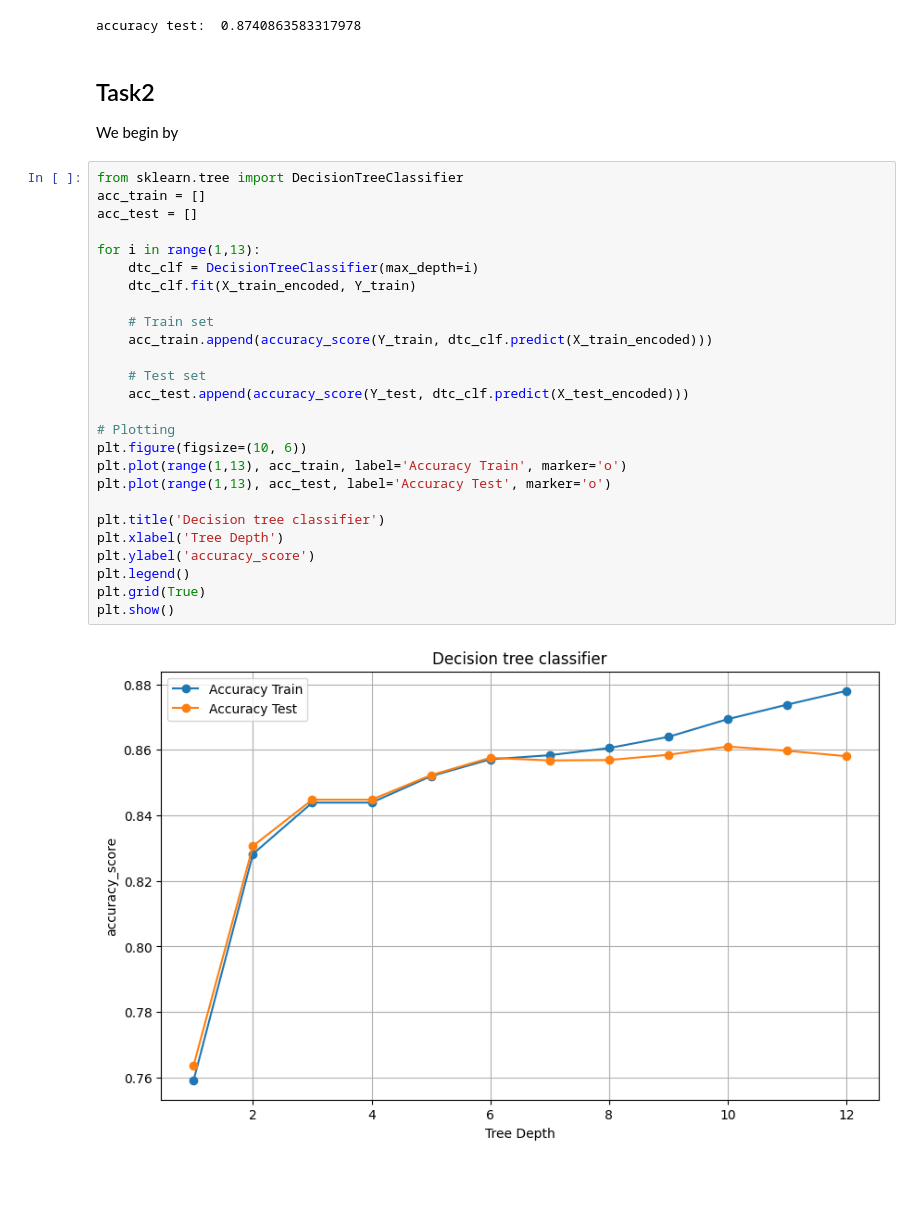
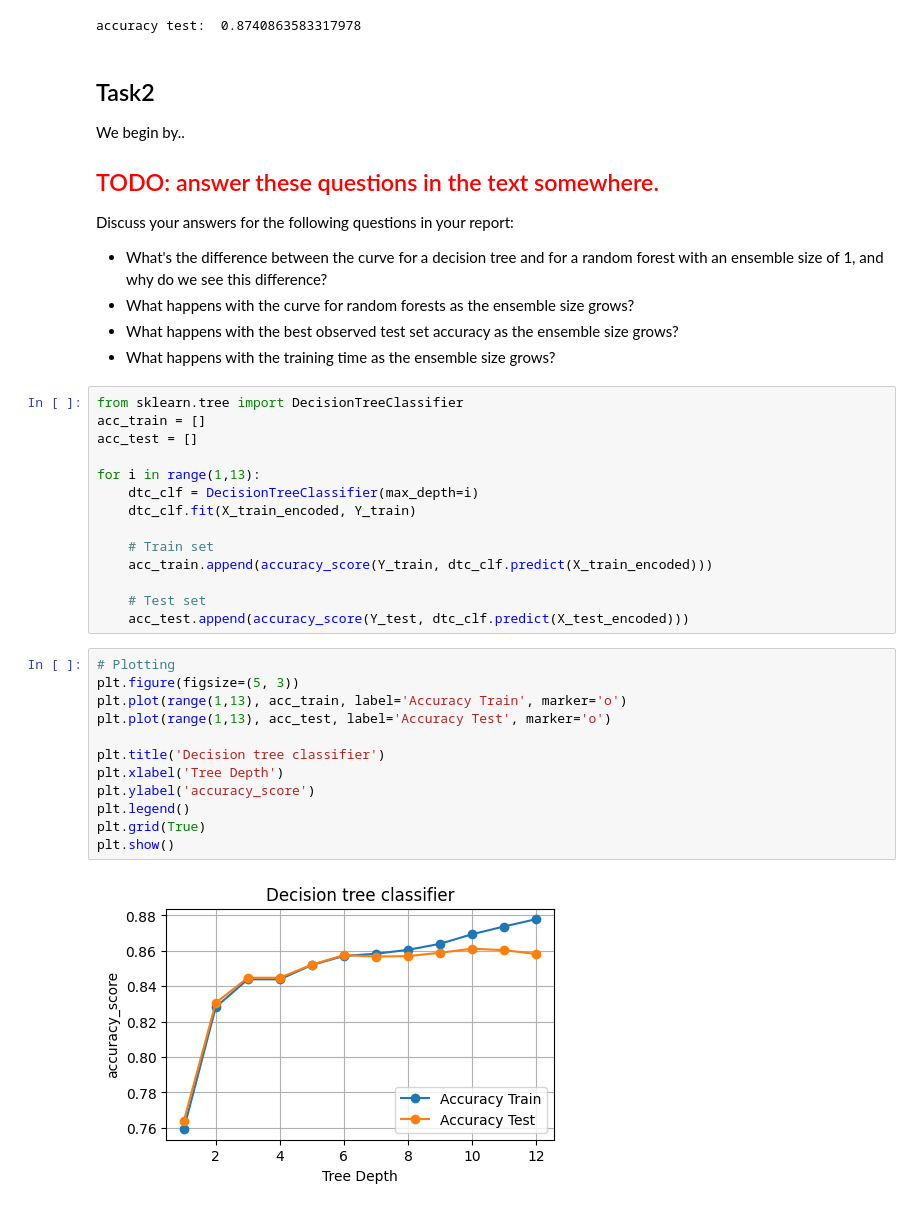
Before and after one commit to min-ze/DAT341-Applied-Machine-Learning, a Jupyter notebook: PA2/Assignment2.ipynb, the cells around one changed output. Drawn from its saved outputs; the diff is of its cells as text; blank space fills up the shorter version.

Commit message:
PA2 - Task2 needs discussion. TODO: Finish discussion Task2, do task3

```diff
--- a/PA2/Assignment2.ipynb
+++ b/PA2/Assignment2.ipynb
@@ -64,37 +64,44 @@ Y_guess2 = pipeline.predict(dicts_for_my_test_data)
 print('accuracy test: ',accuracy_score(Y_test, Y_guess2))
 # %% [output]
 accuracy test:  0.8740863583317978
-# %% [markdown]
-## Task2
-We begin by
+# %% [markdown]
+## Task2
+We begin by..
+## <span style="color:red">TODO: answer these questions in the text somewhere.</span>
+Discuss your answers for the following questions in your report:
+
+* What's the difference between the curve for a decision tree and for a random forest with an ensemble size of 1, and why do we see this difference?
+* What happens with the curve for random forests as the ensemble size grows?
+* What happens with the best observed test set accuracy as the ensemble size grows?
+* What happens with the training time as the ensemble size grows?
+# %%
+from sklearn.tree import DecisionTreeClassifier
+acc_train = []
+acc_test = []
+
+for i in range(1,13):
+    dtc_clf = DecisionTreeClassifier(max_depth=i)
+    dtc_clf.fit(X_train_encoded, Y_train)
+
+    # Train set
+    acc_train.append(accuracy_score(Y_train, dtc_clf.predict(X_train_encoded)))
+
+    # Test set
+    acc_test.append(accuracy_score(Y_test, dtc_clf.predict(X_test_encoded)))
 # %%
-from sklearn.tree import DecisionTreeClassifier
-acc_train = []
-acc_test = []
-
-for i in range(1,13):
-    dtc_clf = DecisionTreeClassifier(max_depth=i)
-    dtc_clf.fit(X_train_encoded, Y_train)
-
-    # Train set
-    acc_train.append(accuracy_score(Y_train, dtc_clf.predict(X_train_encoded)))
-
-    # Test set
-    acc_test.append(accuracy_score(Y_test, dtc_clf.predict(X_test_encoded)))
-
 # Plotting
-plt.figure(figsize=(10, 6))
+plt.figure(figsize=(5, 3))
 plt.plot(range(1,13), acc_train, label='Accuracy Train', marker='o')
 plt.plot(range(1,13), acc_test, label='Accuracy Test', marker='o')
 
 plt.title('Decision tree classifier')
 plt.xlabel('Tree Depth')
 plt.ylabel('accuracy_score')
 plt.legend()
 plt.grid(True)
 plt.show()
 # %% [output]
-[figure, old version]
+[figure, new version]
 # %%
 from sklearn.ensemble import RandomForestClassifier
 acc_train2 = []
```
Also changed, not shown: parts of 2 cells of this notebook.
